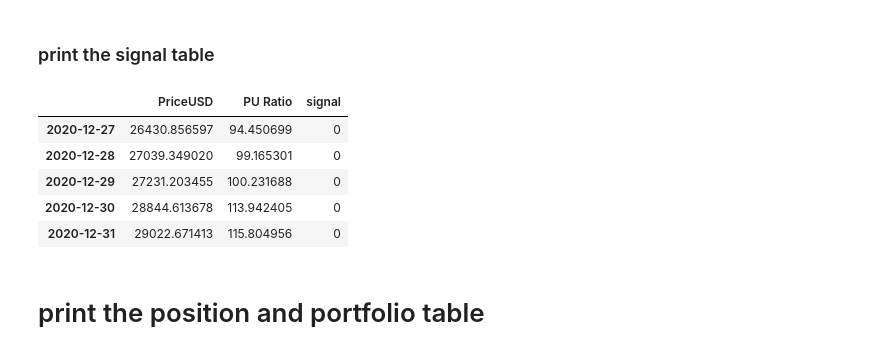
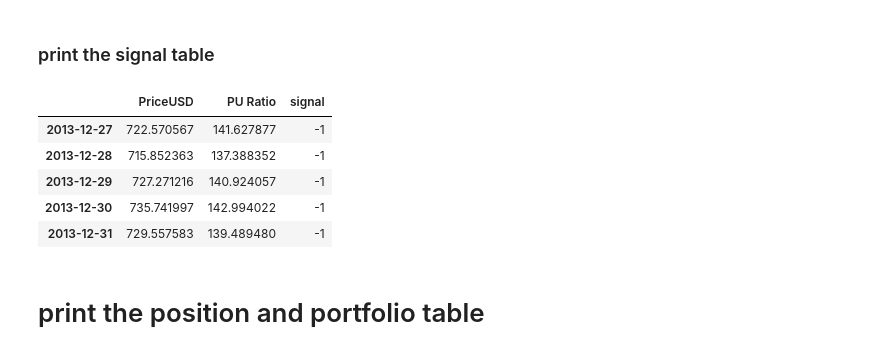
Before and after one commit to sunshineluyao/CV_XAI, a Jupyter notebook: Data2020/BTC_AutomatedTrading_PUR.ipynb, the cells around one changed output. Cells and saved outputs as stored; diff of their text form; code cells hidden in the pictures.

```diff
--- a/Data2020/BTC_AutomatedTrading_PUR.ipynb
+++ b/Data2020/BTC_AutomatedTrading_PUR.ipynb
@@ -6,15 +6,16 @@
 # Define Class Functions
 # %%
 class PUR:
-  def __init__(self, PUR_low, PUR_high,period):
+  def __init__(self, PUR_low, PUR_high,Start_date):
     self.low = PUR_low
     self.high = PUR_high
-    self.period = period
+    self.start = Start_date
   def signals(self, URL):
     import pandas as pd
     import numpy as np
     data=pd.read_csv(URL,index_col='Unnamed: 0')
     data.index=pd.to_datetime(data.index)
+    data = data[data.index>=self.start]
     signals = pd.DataFrame(index=data.index)
     signals['PriceUSD'] = data['PriceUSD']
     signals['PU Ratio'] = data['PU Ratio']
@@ -37,9 +38,8 @@ class PUR:
             positions['Q'][index]=0
         elif index>0:
           index_last = index-1
-          index_buyin = index-self.period
           if positions['Q'][index_last]==volume:
-            if ((positions['Q'][index_buyin:index]).sum()==volume*self.period) & (signals['signal'][index]==-1):  #sell only if there is a sell signal and investors have holden the volume for at least period=period
+            if signals['signal'][index]==-1:  #sell only if there is a sell signal
               positions['Q'][index]=0
             else:
               positions['Q'][index]=volume
@@ -99,19 +102,19 @@ URL = 'https://raw.githubusercontent.com/sunshineluyao/CVML2021/main/BTC_2020_12
 # %% [markdown]
 ### please define the short and long window
 # %%
-PUR= PUR(PUR_low=61,PUR_high=119, period=0)
+PUR= PUR(PUR_low=61,PUR_high=119, Start_date="2013-12-27")
 # %% [markdown]
 ### print the signal table
 # %%
 signals= PUR.signals(URL)
-signals.tail()
+signals.head()
 # %% [output]
 |  | PriceUSD | PU Ratio | signal |
-| 2020-12-27 | 26430.856597 | 94.450699 | 0 |
-| 2020-12-28 | 27039.349020 | 99.165301 | 0 |
-| 2020-12-29 | 27231.203455 | 100.231688 | 0 |
-| 2020-12-30 | 28844.613678 | 113.942405 | 0 |
-| 2020-12-31 | 29022.671413 | 115.804956 | 0 |
+| 2013-12-27 | 722.570567 | 141.627877 | -1 |
+| 2013-12-28 | 715.852363 | 137.388352 | -1 |
+| 2013-12-29 | 727.271216 | 140.924057 | -1 |
+| 2013-12-30 | 735.741997 | 142.994022 | -1 |
+| 2013-12-31 | 729.557583 | 139.489480 | -1 |
 # %% [markdown]
 # print the position and portfolio table
 # %%
```
Also changed, not shown: parts of 9 cells of this notebook.
